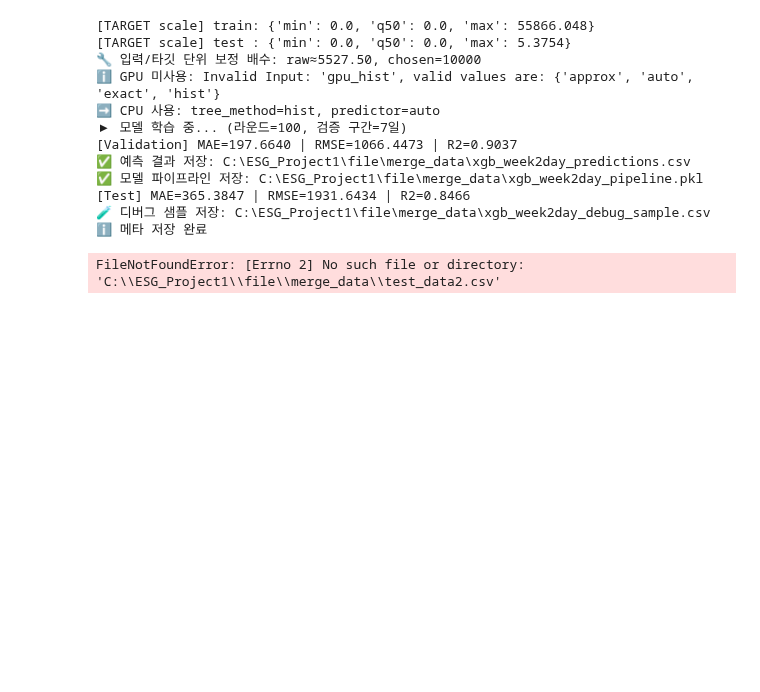
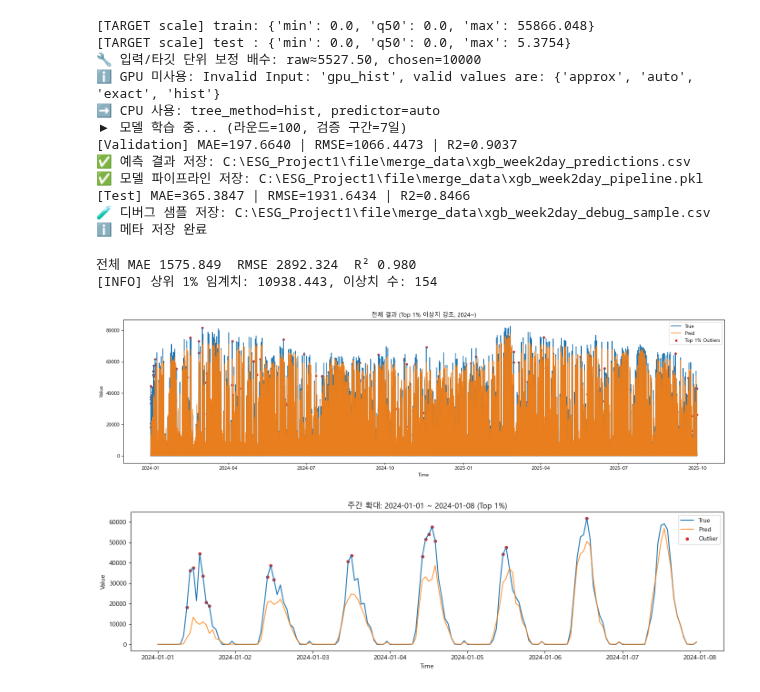
Before and after one commit to conanbke-ai/ESG_Project1, a Jupyter notebook: xgboost/XGBoost.ipynb, the cells around one changed output. Drawn from its saved outputs; the diff is of its cells as text; code cells hidden in the pictures; blank space fills up the shorter version.

```diff
--- a/xgboost/XGBoost.ipynb
+++ b/xgboost/XGBoost.ipynb
@@ -358,7 +358,7 @@ from sklearn.metrics import mean_absolute_error, mean_squared_error, r2_score
 import joblib
 
 # ---------- 설정 ----------
-CSV_TO_EVAL = r"C:\ESG_Project1\file\merge_data\test_data2.csv"
+CSV_TO_EVAL = r"C:\ESG_Project1\file\merge_data\test_data.csv"
 OUT_PREFIX  = "xgb_week2day"
 WORK_DIR    = os.path.dirname(CSV_TO_EVAL)
 MODEL_PATH  = os.path.join(WORK_DIR, f"{OUT_PREFIX}_pipeline.pkl")
@@ -473,31 +473,34 @@ mae  = mean_absolute_error(agg["y_true"], agg["y_pred"])
 rmse = np.sqrt(mean_squared_error(agg["y_true"], agg["y_pred"]))
 r2   = r2_score(agg["y_true"], agg["y_pred"])
 thr  = np.quantile(np.abs(agg["resid"].values), 1 - TOP_P)
 agg["is_outlier"] = np.abs(agg["resid"]) >= thr
 
 print(f"전체 MAE {mae:.3f}  RMSE {rmse:.3f}  R² {r2:.3f}")
 print(f"[INFO] 상위 {int(TOP_P*100)}% 임계치: {thr:.3f}, 이상치 수: {int(agg['is_outlier'].sum())}")
 
 # ---------- 시각화 ----------
 COLOR_TRUE = "#1f77b4"; COLOR_PRED = "#ff7f0e"; COLOR_OUTL = "#d62728"
 
 plt.figure(figsize=(18,5))
 plt.plot(agg[dt_col], agg["y_true"], label="True", linewidth=1.5, color=COLOR_TRUE)
 plt.plot(agg[dt_col], agg["y_pred"], label="Pred", linewidth=1.3, color=COLOR_PRED, alpha=0.9)
 out = agg[agg["is_outlier"]]
 plt.scatter(out[dt_col], out["y_true"], s=15, color=COLOR_OUTL, label=f"Top {int(TOP_P*100)}% Outliers")
 plt.title(f"전체 결과 (Top {int(TOP_P*100)}% 이상치 강조, 2024~)")
 plt.xlabel("Time"); plt.ylabel("Value"); plt.legend(); plt.tight_layout(); plt.show()
 
 start = pd.to_datetime(WEEK_START).normalize()
 end = start + pd.Timedelta(days=7)
 week = agg[(agg[dt_col] >= start) & (agg[dt_col] < end)]
 plt.figure(figsize=(14,4))
 plt.plot(week[dt_col], week["y_true"], label="True", linewidth=1.5, color=COLOR_TRUE)
 plt.plot(week[dt_col], week["y_pred"], label="Pred", linewidth=1.3, color=COLOR_PRED, alpha=0.9)
 wk_out = week[week["is_outlier"]]
 plt.scatter(wk_out[dt_col], wk_out["y_true"], s=18, color=COLOR_OUTL, label="Outlier")
 plt.title(f"주간 확대: {start.date()} ~ {end.date()} (Top {int(TOP_P*100)}%)")
 plt.xlabel("Time"); plt.ylabel("Value"); plt.legend(); plt.tight_layout(); plt.show()
 # %% [output]
-FileNotFoundError: [Errno 2] No such file or directory: 'C:\\ESG_Project1\\file\\merge_data\\test_data2.csv'
+전체 MAE 1575.849  RMSE 2892.324  R² 0.980
+[INFO] 상위 1% 임계치: 10938.443, 이상치 수: 154
+[figure, added]
+[figure, added]
```
